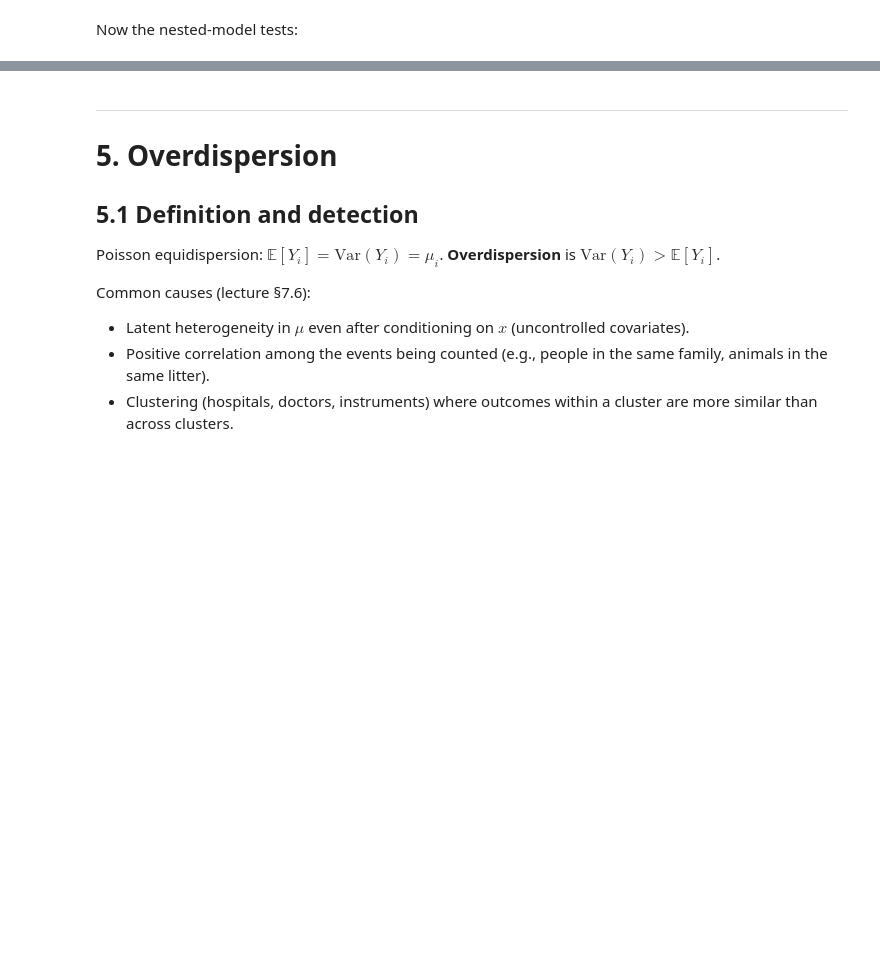
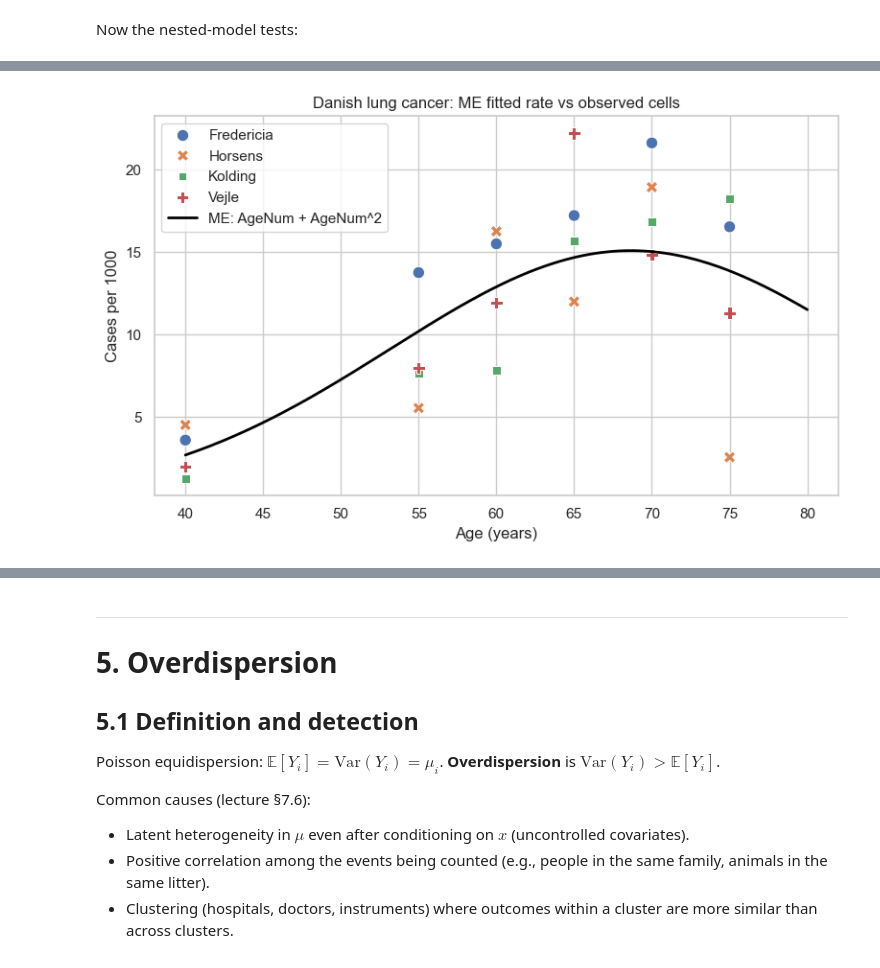
Before and after one commit to francji1/01ZLMA, a Jupyter notebook: code/01ZLMA_ex10_Poisson_Diagnostics_Overdispersion.ipynb, the cells around one changed output, grey strips where cells are left out. Drawn from its saved outputs; the diff is of its cells as text; code cells hidden in the pictures; blank space fills up the shorter version.

```diff
--- a/code/01ZLMA_ex10_Poisson_Diagnostics_Overdispersion.ipynb
+++ b/code/01ZLMA_ex10_Poisson_Diagnostics_Overdispersion.ipynb
@@ -438,0 +409,26 @@ print(tab_dlc.round(2))
+# %%
+offset_dlc = np.log(danishlc["Pop"])
+
+# Model A: City * Age (saturated in City x Age) - 24 parameters, deviance ~ 0
+MA = smf.glm("Cases ~ City * Age", data=danishlc,
+             offset=offset_dlc, family=sm.families.Poisson()).fit()
+
+# Model B: City + Age (additive in factor) - test interaction
+MB = smf.glm("Cases ~ City + Age", data=danishlc,
+             offset=offset_dlc, family=sm.families.Poisson()).fit()
+
+# Model C: Age only - test City effect
+MC = smf.glm("Cases ~ Age", data=danishlc,
+             offset=offset_dlc, family=sm.families.Poisson()).fit()
+
+# Numeric age (lower bound of each class)
+age_lower = {"40-54": 40, "55-59": 55, "60-64": 60, "65-69": 65, "70-74": 70, ">74": 75}
+danishlc["AgeNum"] = danishlc["Age"].map(age_lower).astype(float)
+
+# Model D: linear in AgeNum
+MD = smf.glm("Cases ~ AgeNum", data=danishlc,
+             offset=offset_dlc, family=sm.families.Poisson()).fit()
+
+# Model E: quadratic in AgeNum
+ME = smf.glm("Cases ~ AgeNum + I(AgeNum**2)", data=danishlc,
+             offset=offset_dlc, family=sm.families.Poisson()).fit()
@@ -510,0 +486,20 @@ plt.tight_layout(); plt.show()
+# %%
+# Plot ME fitted rate per 1000 against age and overlay observed rates
+age_grid = np.linspace(40, 80, 200)
+# Predict at log(Pop=1000) so the predicted "rate" is per 1000 directly
+pred = ME.predict(
+    pd.DataFrame({"AgeNum": age_grid}),
+    offset=np.log(np.full_like(age_grid, 1000)),
+)
+
+fig, ax = plt.subplots(figsize=(8, 5))
+sns.scatterplot(data=danishlc, x="AgeNum", y="Rate_per_1k", hue="City",
+                style="City", ax=ax, s=80)
+ax.plot(age_grid, pred, color="black", lw=2.0, label="ME: AgeNum + AgeNum^2")
+ax.set_xlabel("Age (years)")
+ax.set_ylabel("Cases per 1000")
+ax.set_title("Danish lung cancer: ME fitted rate vs observed cells")
+ax.legend()
+plt.tight_layout(); plt.show()
+# %% [output]
+[figure, added]
```
Also changed, not shown: parts of 16 cells of this notebook.
